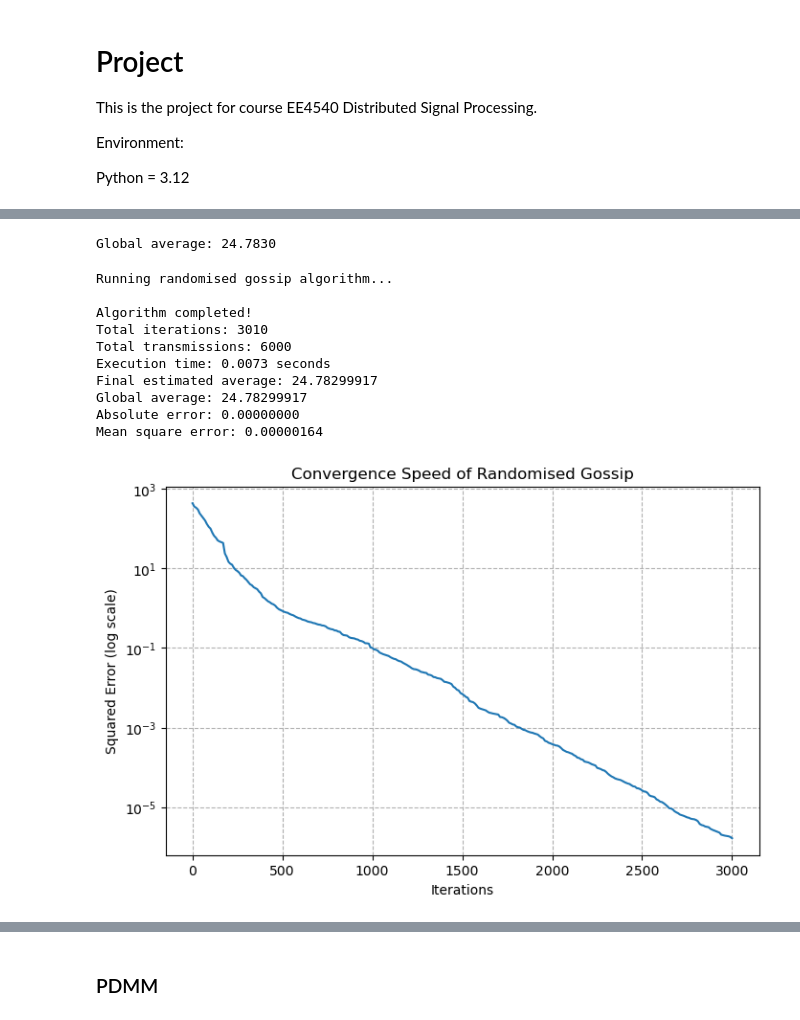
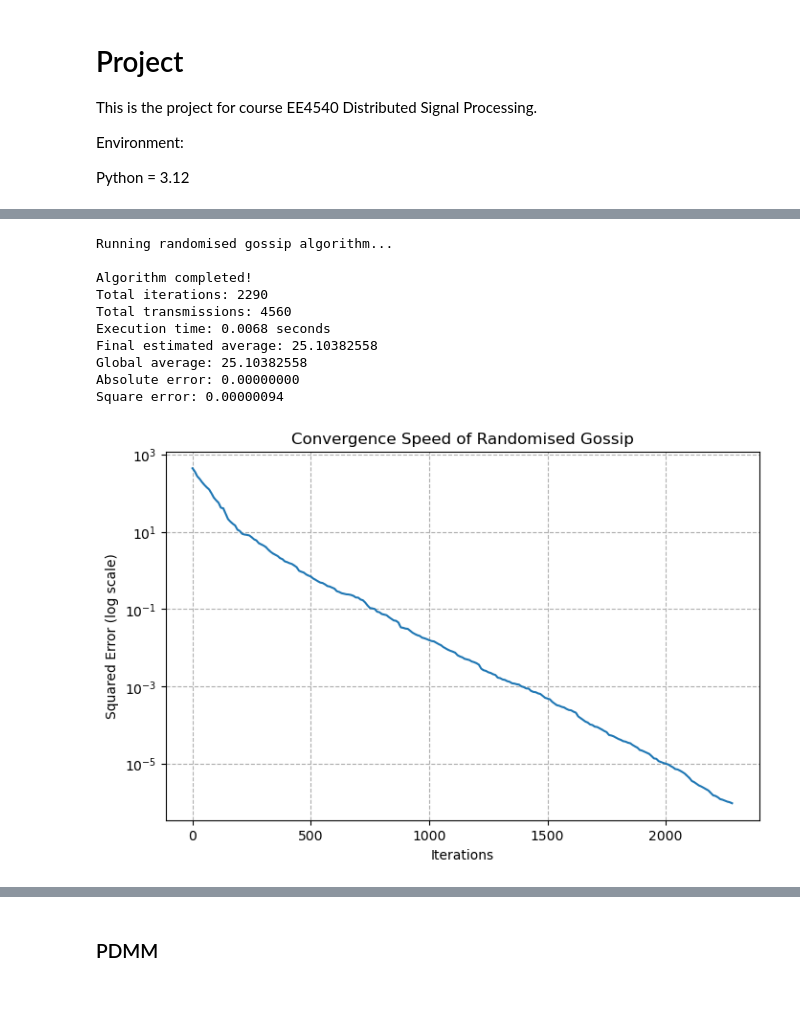
Before and after one commit to YuhanXu718/Distributed, a Jupyter notebook: Project.ipynb, the cells around one changed output, grey strips where cells are left out. Drawn from its saved outputs; the diff is of its cells as text; code cells hidden in the pictures.

```diff
--- a/Project.ipynb
+++ b/Project.ipynb
@@ -278,12 +341,13 @@ def randomised_gossip(init_values, adj_matrix, global_avg, max_iterations=5000,
         # 'node_values': [],
         # 'avg_estimates': [],
         'errors': [],
-        'transmissions': 0
+        'transmissions': 0,
+        'iteration': 0
     }
 
     # 初始状态
     # history['node_values'].append(np.array([graph.nodes[i]['value'] for i in graph.nodes]))
-    # history['avg_estimates'].append(np.array([graph.nodes[i]['avg_value'] for i in graph.nodes]))
+    # history['avg_estimates'].append(np.mean(np.array([graph.nodes[i]['avg_value'] for i in graph.nodes])))
     history['errors'].append(np.sum((values - global_avg) ** 2))
 
     iteration = 0
@@ -326,4 +390,6 @@ def randomised_gossip(init_values, adj_matrix, global_avg, max_iterations=5000,
             if current_error < convergence_threshold:
                 break
 
+    history['iteration'] = iteration
+
     return values, history
@@ -374,53 +396,47 @@ Number of edges: 395
-# %%
-# 初始值
-init_values = np.random.uniform(20, 30, n)
-global_avg = np.mean(init_values)
-print(f"Global average: {global_avg:.4f}")
-# %% [output]
-Global average: 24.7830
 # %%
 # 运行随机Gossip算法
 print("\nRunning randomised gossip algorithm...")
 start_time = time.time()
-final_values, history = randomised_gossip(init_values, adj_matrix, global_avg, max_iterations=3000)
+final_rg, history_rg = randomised_gossip(init_values, adj_matrix, global_avg, max_iterations=3000)
 elapsed_time = time.time() - start_time
 
 # 输出结果
+final_values = final_rg
 final_avg = np.mean(final_values)
-final_error = history['errors'][-1]  # 最后一次记录的误差
+final_error = history_rg['errors'][-1]  # 最后一次记录的误差
 
 print("\nAlgorithm completed!")
-print(f"Total iterations: {len(history['errors'])*10}")
-print(f"Total transmissions: {history['transmissions']}")
+print(f"Total iterations: {len(history_rg['errors'])*10}")
+print(f"Total transmissions: {history_rg['transmissions']}")
 print(f"Execution time: {elapsed_time:.4f} seconds")
 print(f"Final estimated average: {final_avg:.8f}")
 print(f"Global average: {global_avg:.8f}")
 print(f"Absolute error: {abs(final_avg - global_avg):.8f}")
-print(f"Mean square error: {final_error:.8f}")
+print(f"Square error: {final_error:.8f}")
 # print(f"Converged: {'Yes' if converged else 'No'}")
 # %% [output]
 Running randomised gossip algorithm...
 
 Algorithm completed!
-Total iterations: 3010
-Total transmissions: 6000
-Execution time: 0.0073 seconds
-Final estimated average: 24.78299917
-Global average: 24.78299917
+Total iterations: 2290
+Total transmissions: 4560
+Execution time: 0.0068 seconds
+Final estimated average: 25.10382558
+Global average: 25.10382558
 Absolute error: 0.00000000
-Mean square error: 0.00000164
+Square error: 0.00000094
 # %%
 # convergence speed
 # 绘制收敛速度图
 plt.figure(figsize=(8, 5))
-plt.semilogy(np.arange(0, len(history['errors'])) * 10, history['errors'])
+plt.semilogy(np.arange(0, len(history_rg['errors'])) * 10, history_rg['errors'])
 plt.xlabel('Iterations')
 plt.ylabel('Squared Error (log scale)')
 plt.title('Convergence Speed of Randomised Gossip')
 plt.grid(True, which="both", ls="--")
 plt.show()
 # %% [output]
-[figure, old version]
+[figure, new version]
 # %%
 # number of transmissions
 plt.figure(figsize=(8, 5))
```
Also changed, not shown: parts of 41 cells of this notebook.
